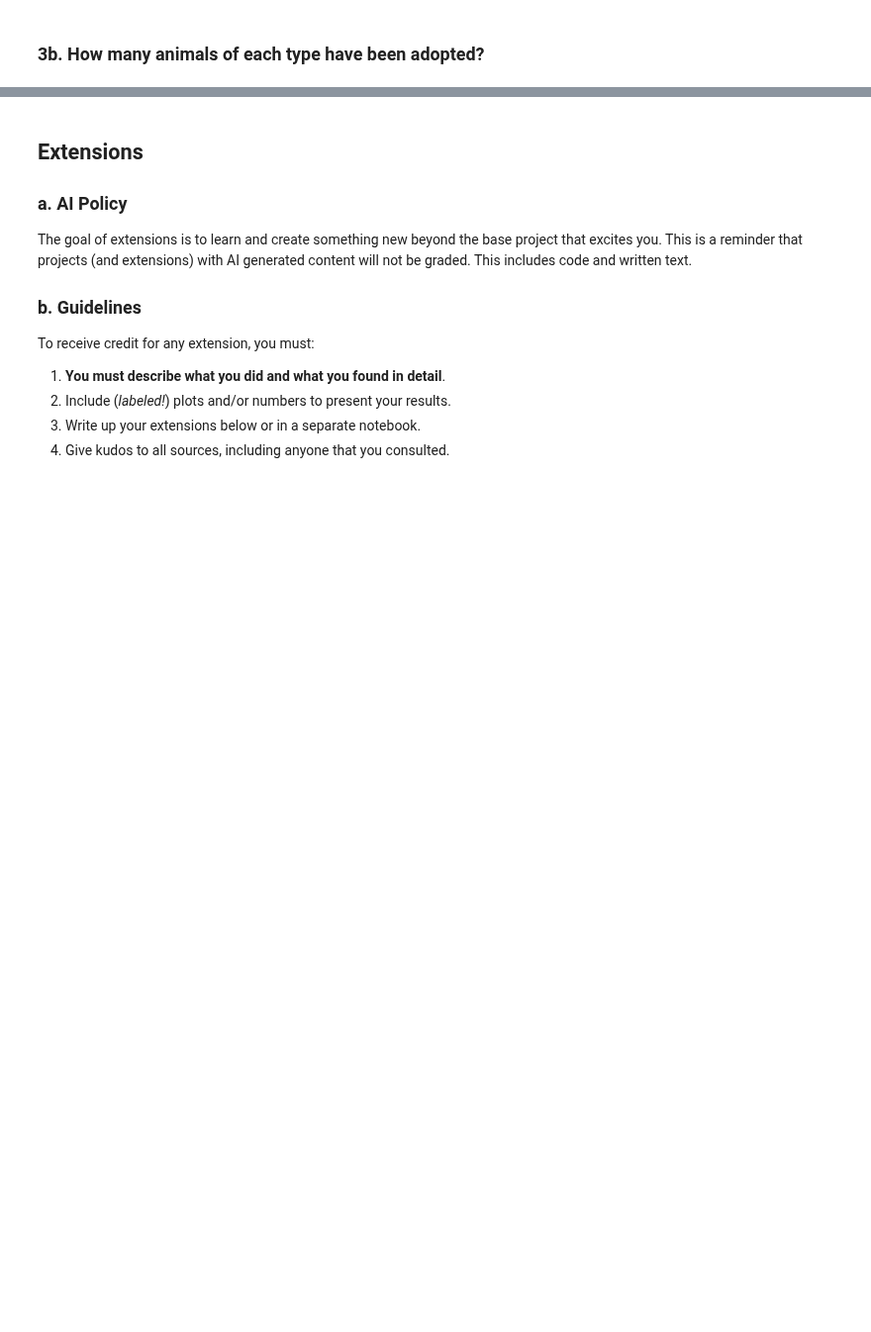
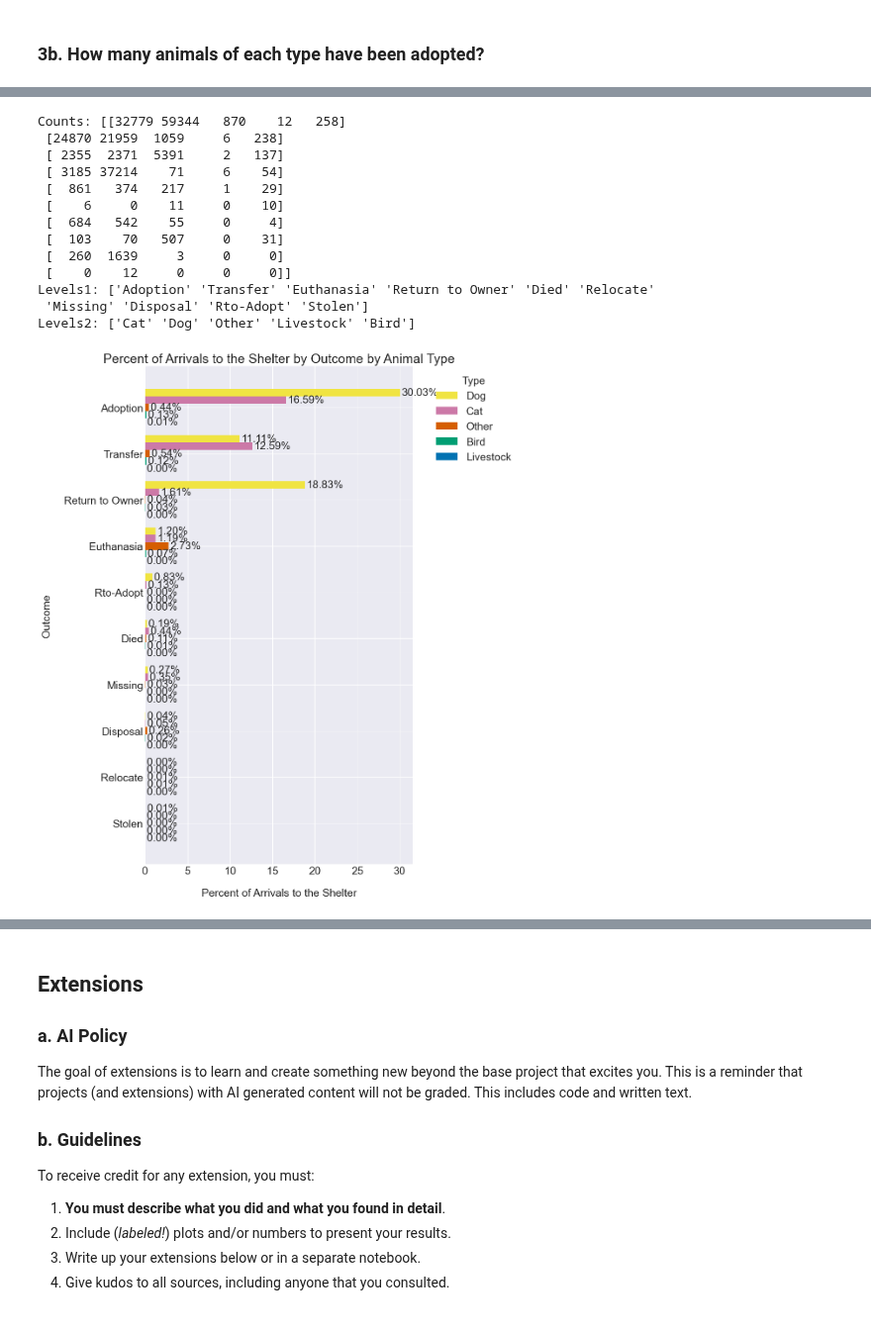
Before and after one commit to schiffinor/dataVisualization, a Jupyter notebook: Project2/exploratory_data_analysis.ipynb, the cells around one changed output, grey strips where cells are left out. Shown at 99% size. Drawn from its saved outputs; the diff is of its cells as text; code cells hidden in the pictures; blank space fills up the shorter version.

```diff
--- a/Project2/exploratory_data_analysis.ipynb
+++ b/Project2/exploratory_data_analysis.ipynb
@@ -477,0 +495,33 @@ charts.sidebarplot(values=counts, labels=levels, title='Arrivals to the Shelter
+# %%
+austinData.reset_dataset()
+counts, levels1, levels2 = austinAnalysis.cat_count2('outcome', 'animal_type')
+counts = counts
+fig = (8, 15)
+print(f'Counts: {counts}')
+print(f'Levels1: {levels1}')
+print(f'Levels2: {levels2}')
+
+charts.grouped_sidebarplot(values=counts, header1_labels=levels1, header2_levels=levels2, title='Percent of Arrivals to the Shelter by Outcome by Animal Type', figsize=fig, format_as="percent")
+charts.grouped_sidebarplot(values=counts, header1_labels=levels1, header2_levels=levels2, title='Arrivals to the Shelter by Outcome by Animal Type', figsize=fig)
+
+austinData.reset_dataset()
+austinData.filter('outcome', 'Missing', "!=")
+counts, levels1, levels2 = austinAnalysis.cat_count2('outcome', 'animal_type')
+
+charts.grouped_sidebarplot(values=counts, header1_labels=levels1, header2_levels=levels2, title='Percent of Arrivals to the Shelter by Outcome by Animal Type', figsize=fig, format_as="percent")
+charts.grouped_sidebarplot(values=counts, header1_labels=levels1, header2_levels=levels2, title='Arrivals to the Shelter by Outcome by Animal Type', figsize=fig)
+# %% [output]
+Counts: [[32779 59344   870    12   258]
+ [24870 21959  1059     6   238]
+ [ 2355  2371  5391     2   137]
+ [ 3185 37214    71     6    54]
+ [  861   374   217     1    29]
+ [    6     0    11     0    10]
+ [  684   542    55     0     4]
+ [  103    70   507     0    31]
+ [  260  1639     3     0     0]
+ [    0    12     0     0     0]]
+Levels1: ['Adoption' 'Transfer' 'Euthanasia' 'Return to Owner' 'Died' 'Relocate'
+ 'Missing' 'Disposal' 'Rto-Adopt' 'Stolen']
+Levels2: ['Cat' 'Dog' 'Other' 'Livestock' 'Bird']
+[figure, added]
```
Also changed, not shown: parts of 9 cells of this notebook, 4 other files.
